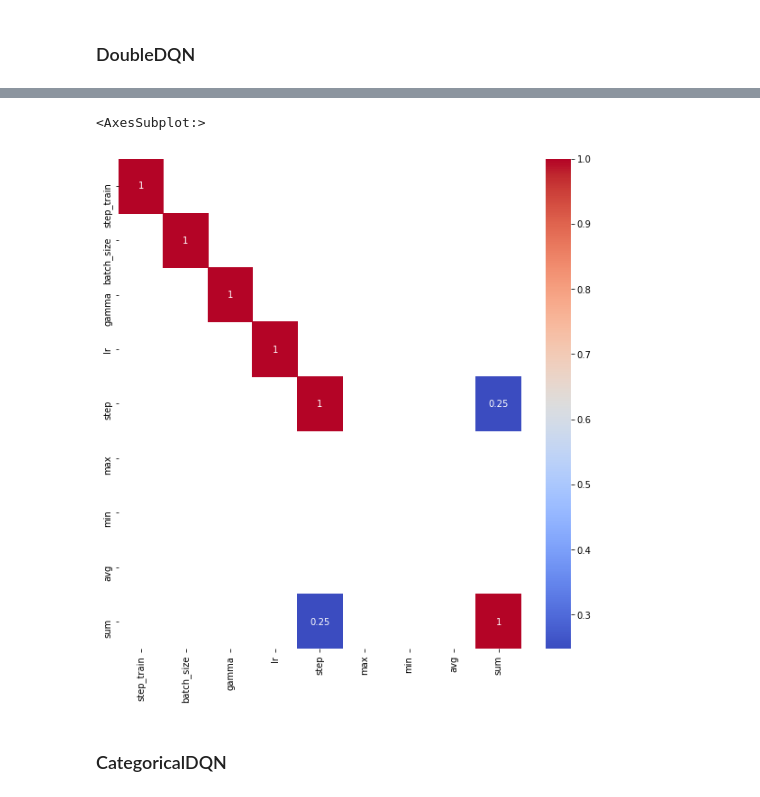
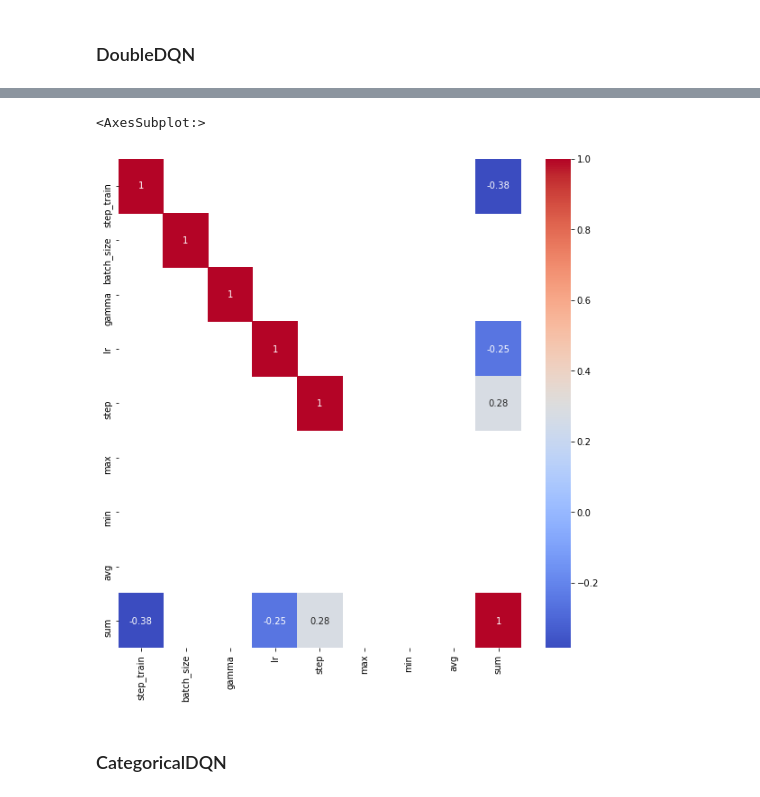
Before and after one commit to french-ai/reinforcement, a Jupyter notebook: results/Analyse_result.ipynb, the cells around one changed output, grey strips where cells are left out. Cells and saved outputs as stored; diff of their text form; code cells hidden in the pictures.

```diff
--- a/results/Analyse_result.ipynb
+++ b/results/Analyse_result.ipynb
@@ -248,0 +208,3 @@ df_DoubleDQN.sort_values(by =["sum","step"],  ascending = [False, True]).head(20
+# %%
+df_DoubleDQN = df[df["algo"] == "DoubleDQN"].copy()
+df_DoubleDQN = df_DoubleDQN[df_DoubleDQN["network"] == "SimpleDuelingNetwork"]
@@ -249,9 +225,9 @@ df_DoubleDQN.sort_values(by =["sum","step"],  ascending = [False, True]).head(20
 # %%
 fig, ax = plt.subplots(figsize=(10,10))
-sns.heatmap(df_DoubleDQN.corr()[df_DoubleDQN.corr() > 0.05], annot = True, fmt='.2g',cmap= 'coolwarm', ax=ax)
+sns.heatmap(df_DoubleDQN.corr()[abs(df_DoubleDQN.corr()) > 0.05], annot = True, fmt='.2g',cmap= 'coolwarm', ax=ax)
 # %% [output]
 <AxesSubplot:>
-[figure, old version]
+[figure, new version]
 # %% [markdown]
 ### CategoricalDQN
 # %%
```
Also changed, not shown: parts of 26 cells of this notebook, 3 other files.
